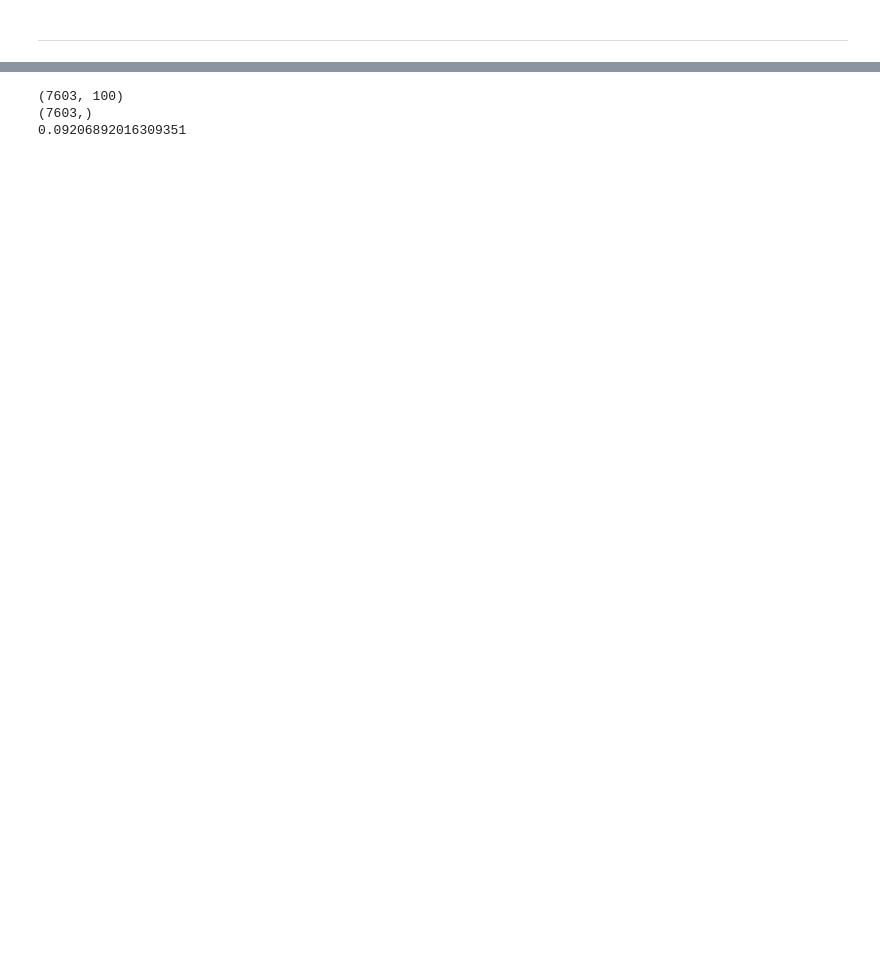
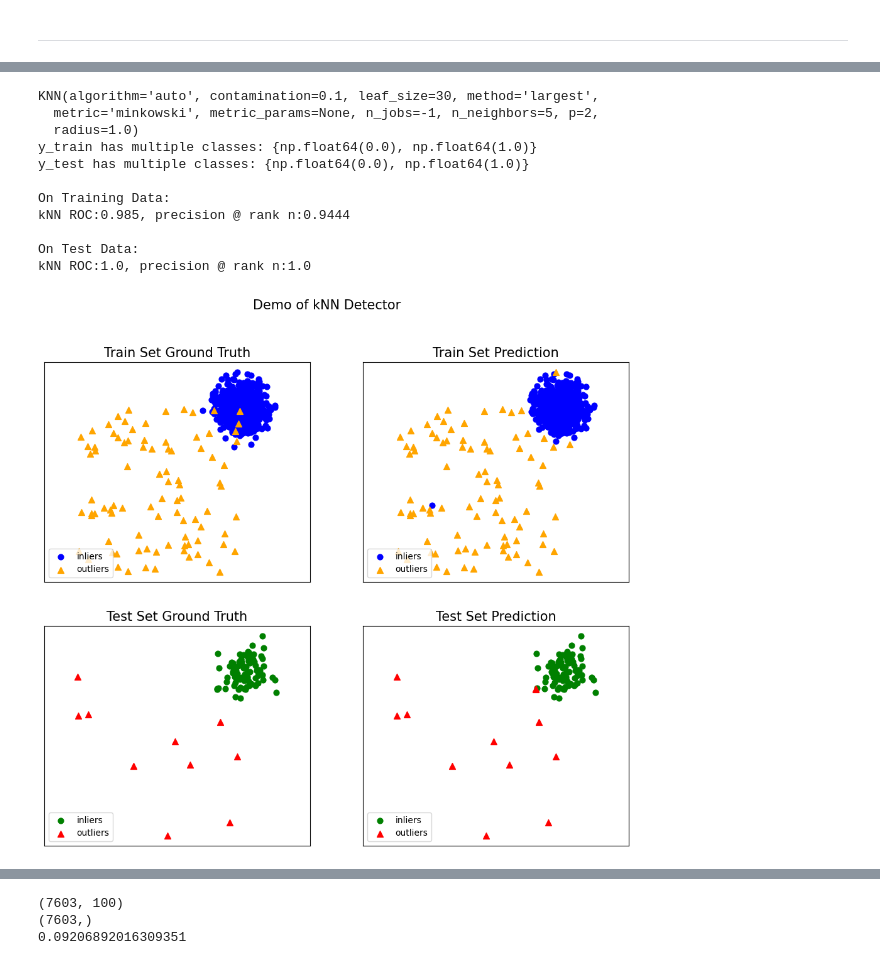
Before and after one commit to dr-saad-la/Anomaly-Detection-Resources, a Jupyter notebook: Python/notebooks/06-KNN-algorithm.ipynb, the cells around one changed output, grey strips where cells are left out. Cells and saved outputs as stored; diff of their text form; code cells hidden in the pictures; blank space fills up the shorter version.

Commit message:
Update KNN Oultier Detector notebook

```diff
--- a/Python/notebooks/06-KNN-algorithm.ipynb
+++ b/Python/notebooks/06-KNN-algorithm.ipynb
@@ -681,0 +355,64 @@ Precision at Rank n: 0.5583333333333333
+# %%
+# Configuration
+PRINT_MODEL_INFO = True                              # Set this to True to print the kNN model details
+
+start = time.time()
+if __name__ == "__main__":
+    contamination = 0.1                              # Percentage of outliers
+    n_train = 900                                    # Number of training points
+    n_test = 100                                     # Number of testing points
+
+    # Generate synthetic data
+    X_train, X_test, y_train, y_test = generate_sample_data(
+        n_train=n_train, n_test=n_test, n_features=2, contamination=contamination, random_state=42
+    )
+
+    # Initialize the kNN detector
+    knn = KNN(
+        contamination=contamination,
+        n_neighbors=5,
+        method='largest',                     # Use the distance to the kth neighbor as the outlier score
+        radius=1.0,
+        algorithm='auto',
+        leaf_size=30,
+        metric='minkowski',
+        p=2,
+        n_jobs=-1,                              # Use all available cores
+    )
+
+    # Train the kNN model
+    knn.fit(X_train)
+
+    if PRINT_MODEL_INFO:
+        print(knn)                                # Print the kNN model details
+
+    # Get predictions
+    y_train_pred = knn.predict(X_train)
+    y_test_pred = knn.predict(X_test)
+
+    # Get outlier scores
+    y_train_scores = knn.decision_function(X_train)
+    y_test_scores = knn.decision_function(X_test)
+
+    # Evaluate the model
+    evaluate_model('kNN', y_train, y_train_scores, y_test, y_test_scores)
+
+    # Visualize the results
+    visualize_results('kNN', X_train, y_train, X_test, y_test, y_train_pred, y_test_pred)
+
+end = time.time()
+
+print(f"Process took {end - start} seconds.")
+# %% [output]
+KNN(algorithm='auto', contamination=0.1, leaf_size=30, method='largest',
+  metric='minkowski', metric_params=None, n_jobs=-1, n_neighbors=5, p=2,
+  radius=1.0)
+y_train has multiple classes: {np.float64(0.0), np.float64(1.0)}
+y_test has multiple classes: {np.float64(0.0), np.float64(1.0)}
+
+On Training Data:
+kNN ROC:0.985, precision @ rank n:0.9444
+
+On Test Data:
+kNN ROC:1.0, precision @ rank n:1.0
+[figure, added]
```
Also changed, not shown: parts of 72 cells of this notebook.
